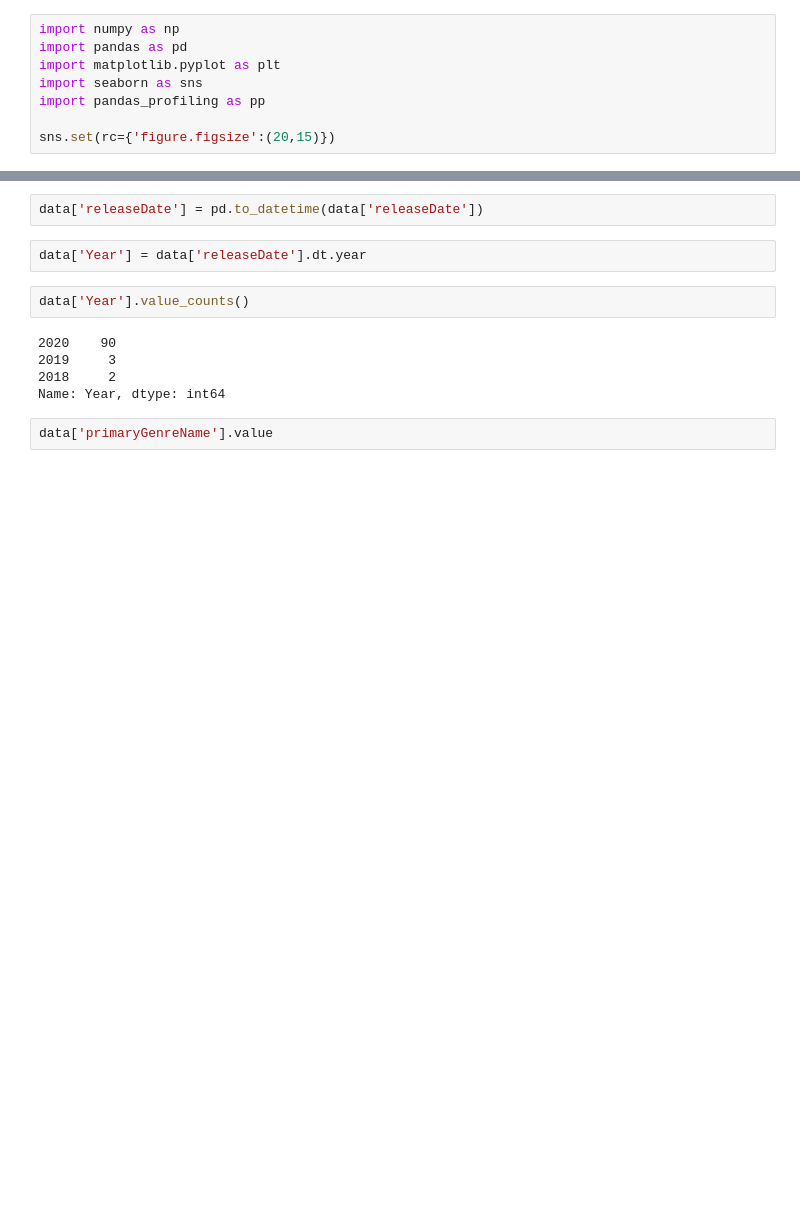
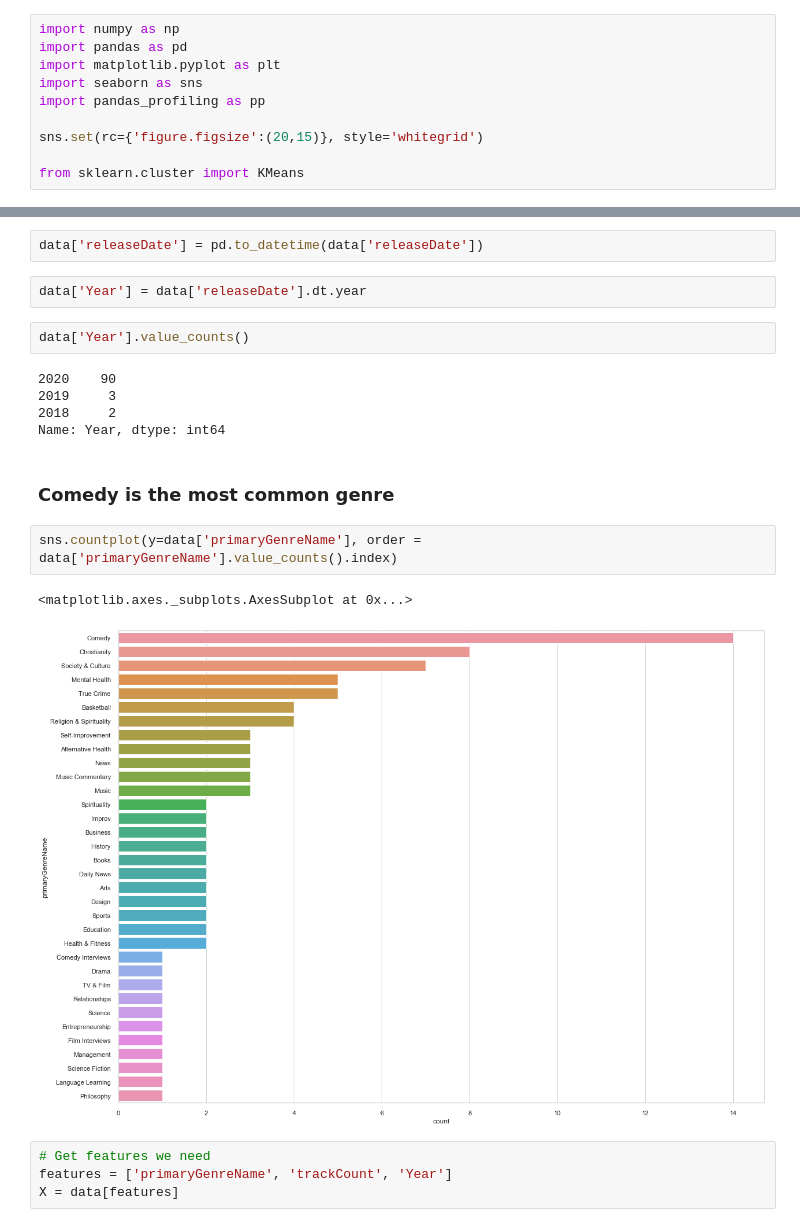
Before and after one commit to lhendg/PodcastsPh, a Jupyter notebook: 4. Analysis.ipynb, the cells around one changed output, grey strips where cells are left out. Saved outputs shown, nothing was run; the diff lists cells and outputs as text; blank space fills up the shorter version.

```diff
--- a/4. Analysis.ipynb
+++ b/4. Analysis.ipynb
@@ -5,7 +5,9 @@ import matplotlib.pyplot as plt
 import seaborn as sns
 import pandas_profiling as pp
 
-sns.set(rc={'figure.figsize':(20,15)})
+sns.set(rc={'figure.figsize':(20,15)}, style='whitegrid')
+
+from sklearn.cluster import KMeans
 # %%
 dataframe = pd.read_excel('Spotify Charts.xlsx')
 # %% [markdown]
@@ -65,5 +67,14 @@ data['Year'].value_counts()
 2019     3
 2018     2
 Name: Year, dtype: int64
-# %%
-data['primaryGenreName'].value
+# %% [markdown]
+### Comedy is the most common genre
+# %%
+sns.countplot(y=data['primaryGenreName'], order = data['primaryGenreName'].value_counts().index)
+# %% [output]
+<matplotlib.axes._subplots.AxesSubplot at 0x...>
+[figure, added]
+# %%
+# Get features we need
+features = ['primaryGenreName', 'trackCount', 'Year']
+X = data[features]
```
Also changed, not shown: parts of 2 cells of this notebook, 1 other file.
